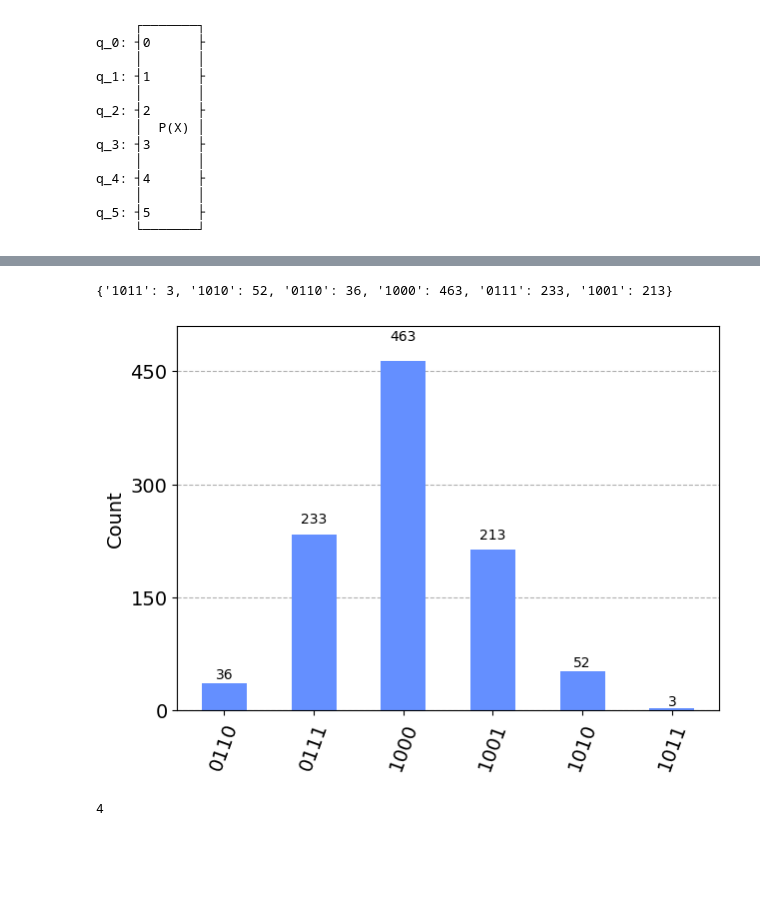
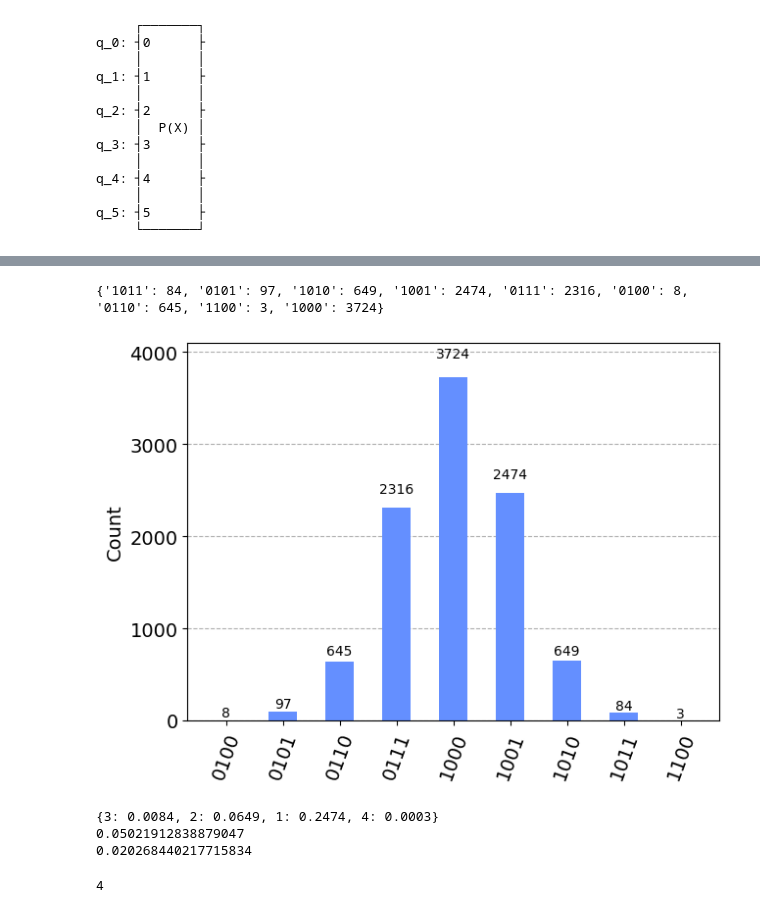
Before and after one commit to jianjun-dot/quantum-finance, a Jupyter notebook: spread_call_options.ipynb, the cells around one changed output, grey strips where cells are left out. Drawn from its saved outputs; the diff is of its cells as text; code cells hidden in the pictures; blank space fills up the shorter version.

```diff
--- a/spread_call_options.ipynb
+++ b/spread_call_options.ipynb
@@ -54,7 +54,7 @@ num_qubits_for_each_dimension = num_uncertainty_qubits + 1
 
 # parameters for considered random distribution
 S = 0.5  # initial spot price
-vol = 0.4  # volatility of 40%
+vol = 0.5  # volatility of 40%
 r = 0.04  # annual interest rate of 4%
 T = 40 / 365  # 40 days to maturity
 
@@ -296,14 +360,38 @@ spread_option.draw()
 second_number: 4/═══════════════════════════════╩══╩══╩══╩═
                                                 0  1  2  3
 # %%
-job = execute(spread_option, Aer.get_backend('qasm_simulator'), shots=1000)
+total_shots = 10000
+
+job = execute(spread_option, Aer.get_backend('qasm_simulator'), shots=total_shots)
 counts = job.result().get_counts()
 print(counts)
 from qiskit.visualization import plot_histogram
 plot_histogram(counts)
 # %% [output]
-{'1011': 3, '1010': 52, '0110': 36, '1000': 463, '0111': 233, '1001': 213}
+{'1011': 84, '0101': 97, '1010': 649, '1001': 2474, '0111': 2316, '0100': 8, '0110': 645, '1100': 3, '1000': 3724}
-[figure, old version]
+[figure, new version]
+# %%
+diff_counts = {}
+for bit_string, count in counts.items():
+    decimal = int(bit_string, 2)
+    if decimal > 2**(num_qubits_for_each_dimension-1):
+        diff_counts[decimal-2**(num_uncertainty_qubits)] = count/total_shots
+
+print(diff_counts)
+
+single_unit = (high[0]-low[0])/(2**num_qubits_for_each_dimension-1)
+print(single_unit)
+
+total_earn = 0
+
+for diff, prob in diff_counts.items():
+    total_earn += prob * (single_unit * diff)
+
+print(total_earn)
+# %% [output]
+{3: 0.0084, 2: 0.0649, 1: 0.2474, 4: 0.0003}
+0.05021912838879047
+0.020268440217715834
 # %%
 from qiskit import QuantumRegister, AncillaRegister, QuantumCircuit
 # define overall multivariate problem
```
Also changed, not shown: parts of 23 cells of this notebook, 19 other files.
